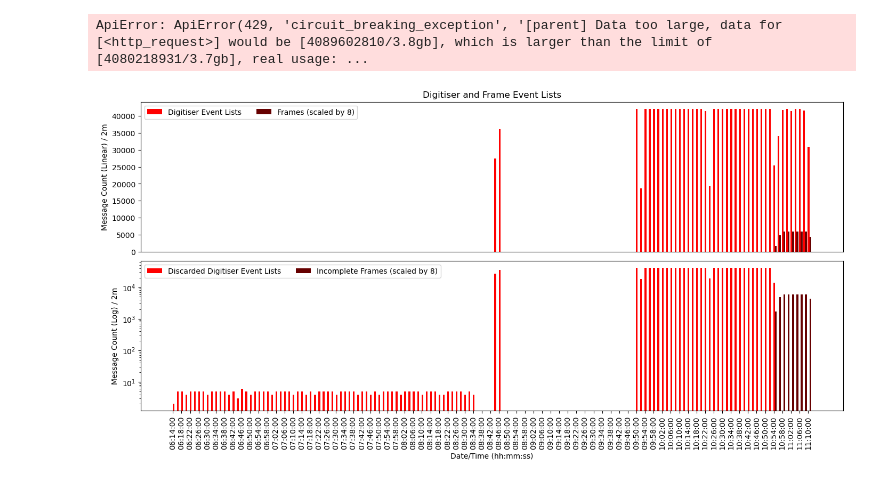
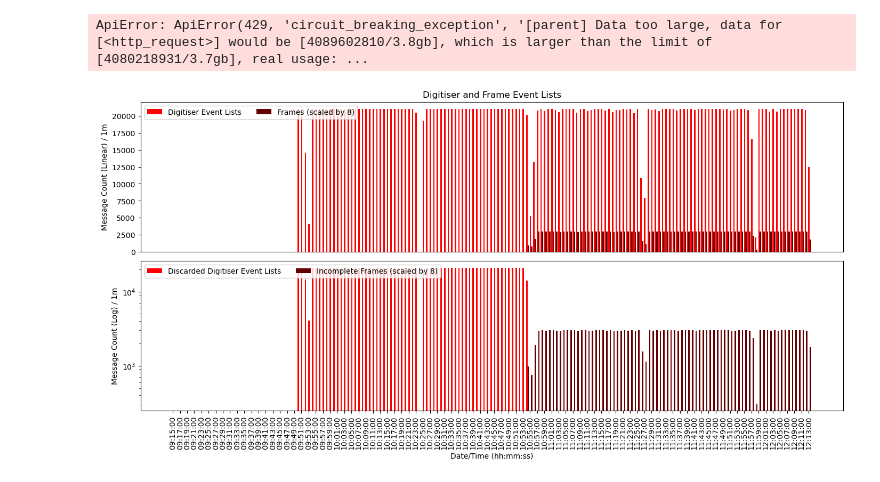
Before and after one commit to Modularius/open-telemetry, a Jupyter notebook: Jupyter/Run Query.ipynb, the cells around one changed output. Drawn from its saved outputs; the diff is of its cells as text; code cells hidden in the pictures.

```diff
--- a/Jupyter/Run Query.ipynb
+++ b/Jupyter/Run Query.ipynb
@@ -44,25 +50,25 @@ ApiError: ApiError(429, 'circuit_breaking_exception', '[parent] Data too large,
 # %%
 #Fine Grain Analysis
 format = "hh:mm:ss"
-bin_width = "2m"
+bin_width = "1m"
 index_datetime = "2025-04-04"
-time_from = "06:15:06.0"
+time_from = "09:15:06.0"
 time_to = "20:00:00.0"
 namespace = "hifi_1"
 #namespace = "pipeline-musr"
 index = f"jaeger-span-{index_datetime}*"
 
 req_body = RequestBody(namespace) \
     .with_range(f"{index_datetime}T{time_from}Z", f"{index_datetime}T{time_to}Z")
 
 time_hist = PipelineMessageTimeHistograms()
 time_hist.execute_histogram_query(client, index, req_body, bin_width, format)
 
 #frame_result = ts.get_frame_children_by_run(client, "jaeger-span*" , "hifi_1", time_from, time_to)
 #run_result = ts.get_runs(client, f"jaeger-span*" , "hifi_1", time_from, time_to)
 
 #processed_runs = ts.process_runs(frame_result, run_result)
 
 hist_count_results(time_hist, None, format, bin_width, 7)
 # %% [output]
-[figure, old version]
+[figure, new version]
```
Also changed, not shown: parts of 2 cells of this notebook, 3 other files.
